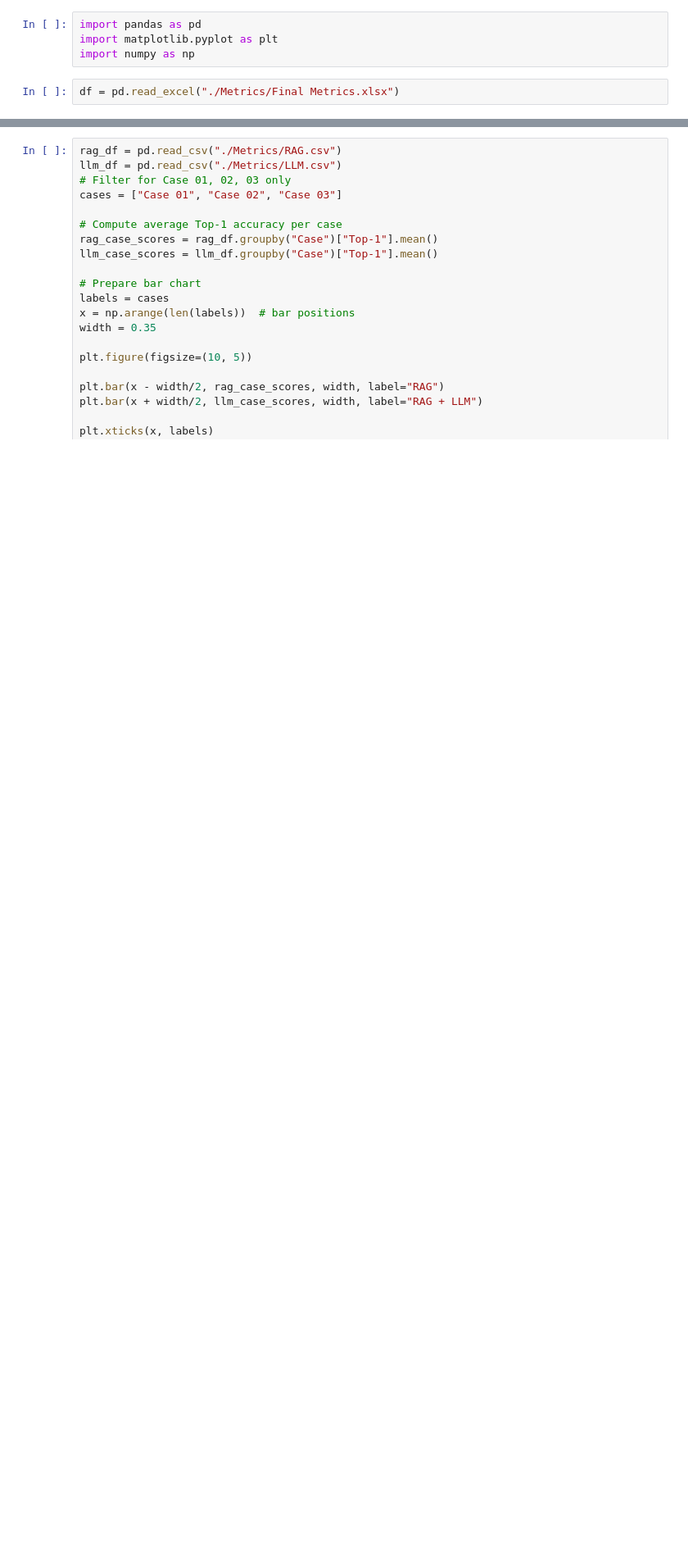
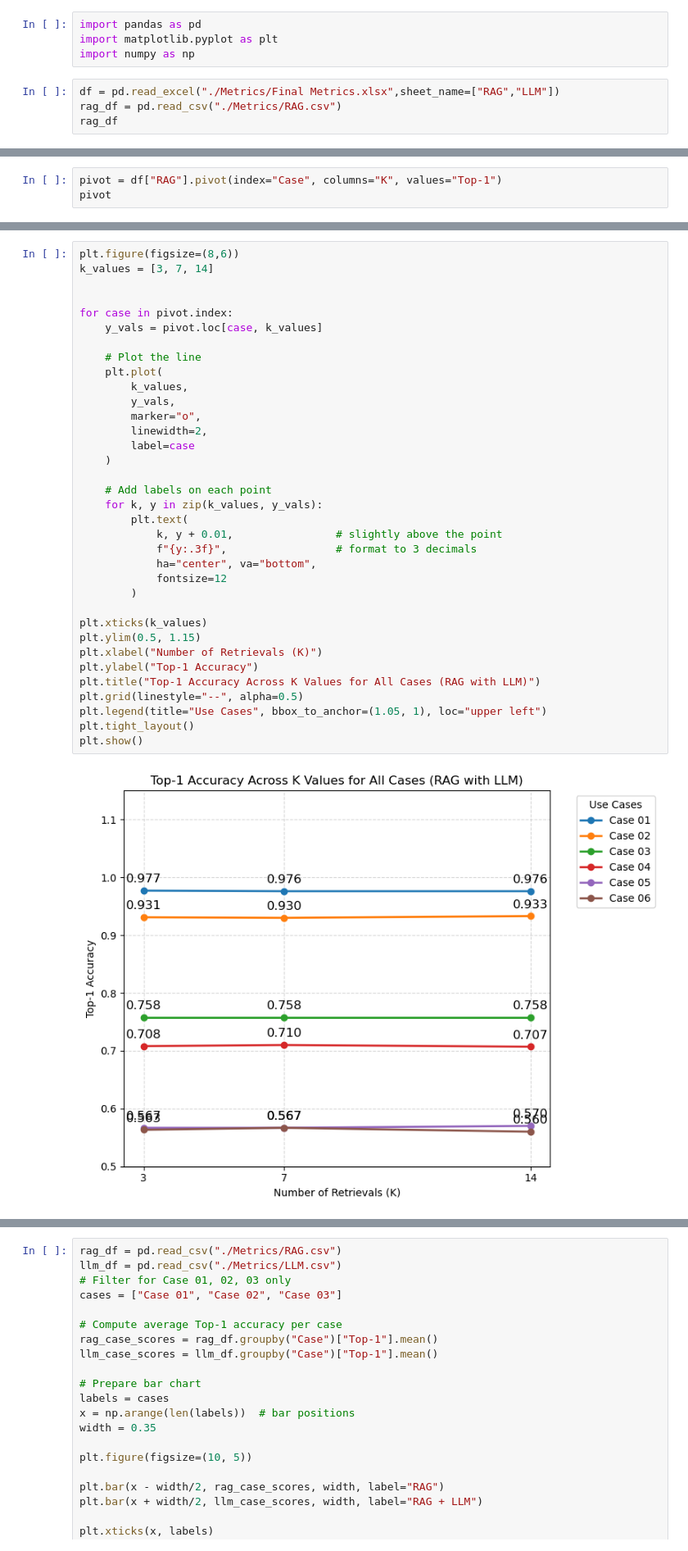
Before and after one commit to GawthamW97/Agentic_AI_Compliance_Project, a Jupyter notebook: Final Visualizations.ipynb, the cells around one changed output, grey strips where cells are left out. Shown: that part at 82% size. Drawn from its saved outputs; the diff is of its cells as text; blank space fills up the shorter version.

```diff
--- a/Final Visualizations.ipynb
+++ b/Final Visualizations.ipynb
@@ -3,4 +3,6 @@ import pandas as pd
 import matplotlib.pyplot as plt
 import numpy as np
 # %%
-df = pd.read_excel("./Metrics/Final Metrics.xlsx")
+df = pd.read_excel("./Metrics/Final Metrics.xlsx",sheet_name=["RAG","LLM"])
+rag_df = pd.read_csv("./Metrics/RAG.csv")
+rag_df
@@ -22,0 +120,3 @@ NameError: name 'rag_mean' is not defined
+# %%
+pivot = df["RAG"].pivot(index="Case", columns="K", values="Top-1")
+pivot
@@ -22,0 +132,37 @@ NameError: name 'rag_mean' is not defined
+# %%
+plt.figure(figsize=(8,6))
+k_values = [3, 7, 14]
+
+
+for case in pivot.index:
+    y_vals = pivot.loc[case, k_values]
+
+    # Plot the line
+    plt.plot(
+        k_values,
+        y_vals,
+        marker="o",
+        linewidth=2,
+        label=case
+    )
+
+    # Add labels on each point
+    for k, y in zip(k_values, y_vals):
+        plt.text(
+            k, y + 0.01,                # slightly above the point
+            f"{y:.3f}",                 # format to 3 decimals
+            ha="center", va="bottom",
+            fontsize=12
+        )
+
+plt.xticks(k_values)
+plt.ylim(0.5, 1.15)
+plt.xlabel("Number of Retrievals (K)")
+plt.ylabel("Top-1 Accuracy")
+plt.title("Top-1 Accuracy Across K Values for All Cases (RAG with LLM)")
+plt.grid(linestyle="--", alpha=0.5)
+plt.legend(title="Use Cases", bbox_to_anchor=(1.05, 1), loc="upper left")
+plt.tight_layout()
+plt.show()
+# %% [output]
+[figure, added]
```
Also changed, not shown: parts of 16 cells of this notebook, 2 other files.
